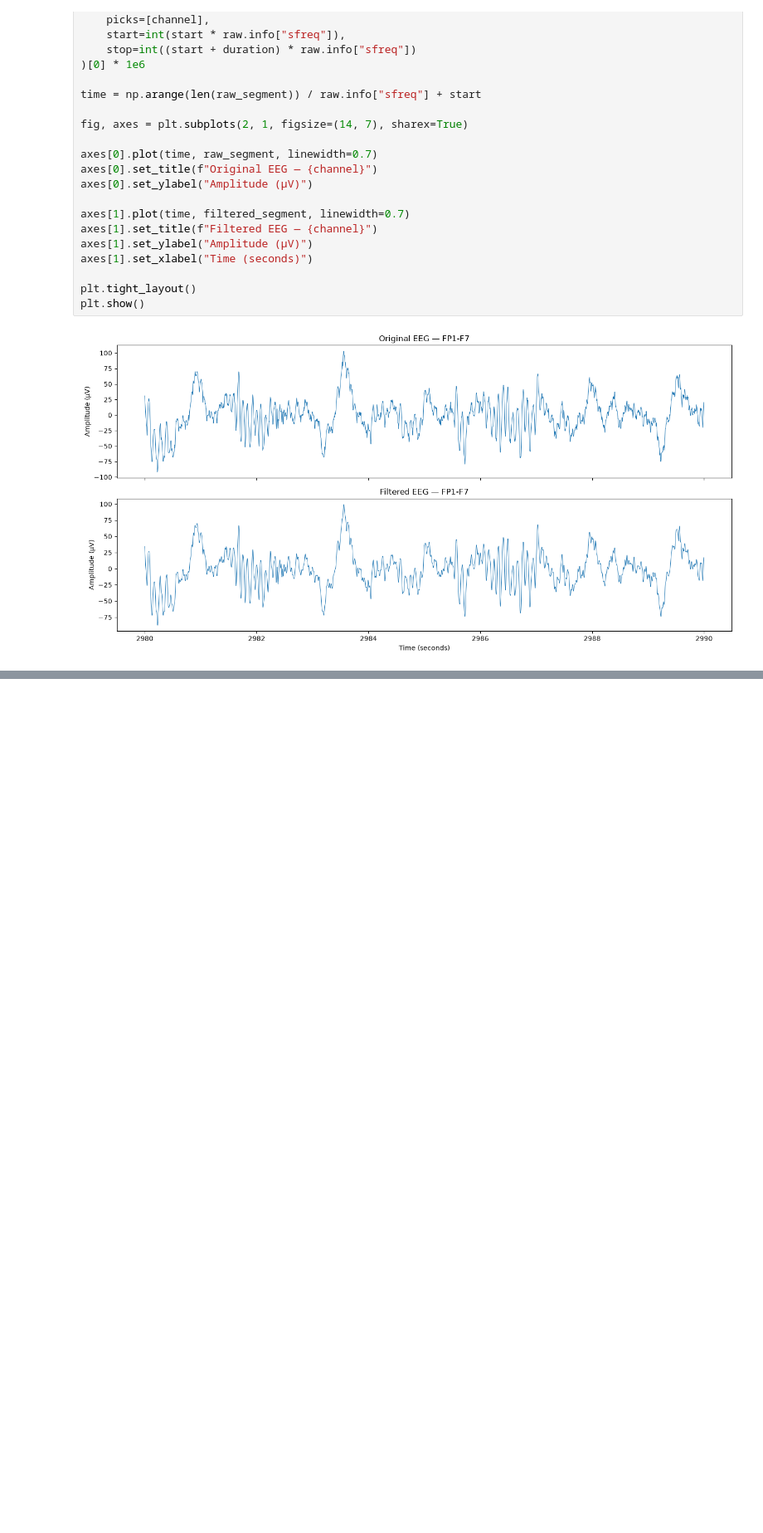
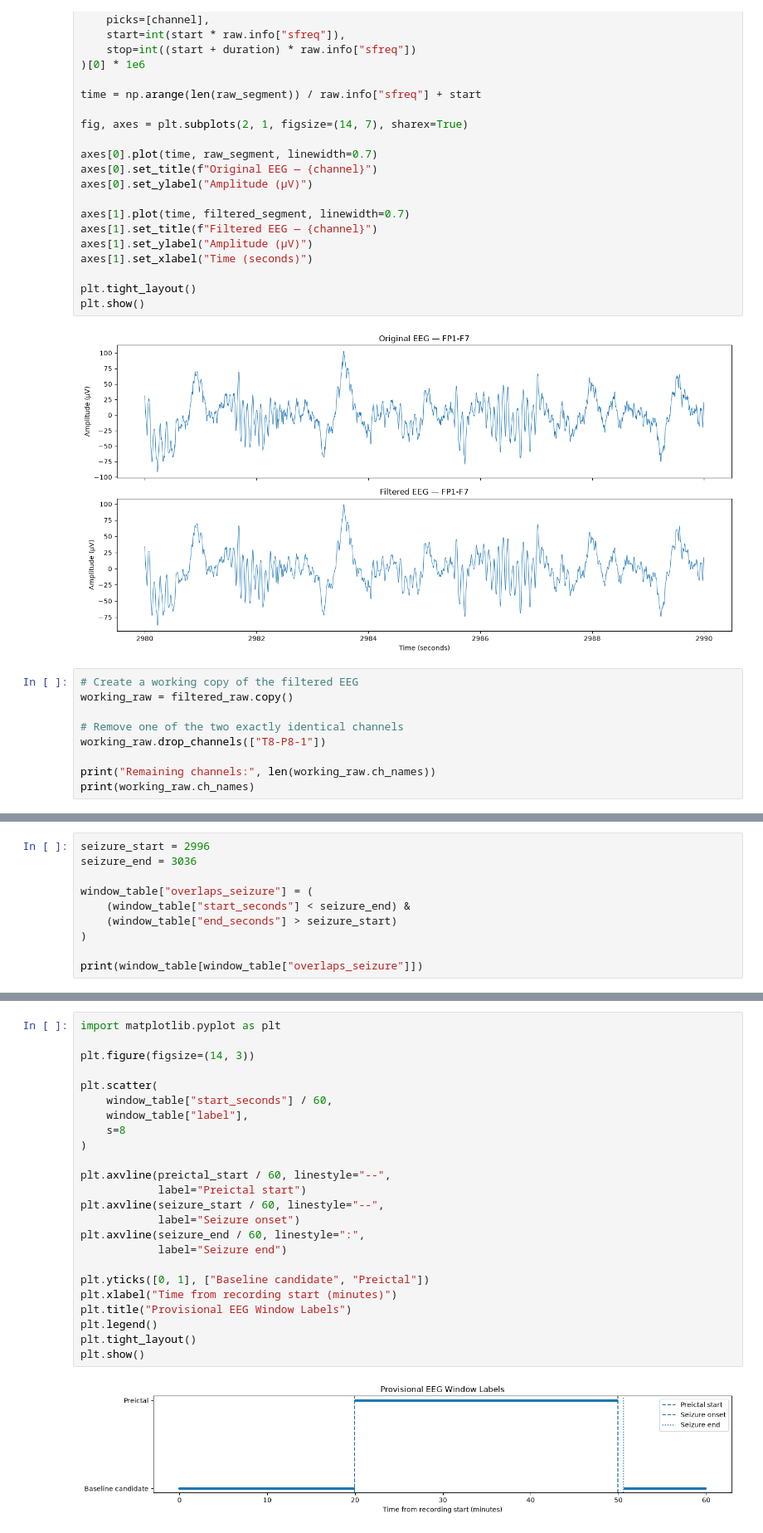
Before and after one commit to siddardha-007/visualizing-neural-storms, a Jupyter notebook: notebooks/01_loading.ipynb, the cells around one changed output, grey strips where cells are left out. Shown at 83% size. Drawn from its saved outputs; the diff is of its cells as text; blank space fills up the shorter version.

Commit message:
feat: labeled EEG windows into preictal and interictal

```diff
--- a/notebooks/01_loading.ipynb
+++ b/notebooks/01_loading.ipynb
@@ -352,3 +352,12 @@ plt.tight_layout()
 plt.show()
 # %% [output]
 [figure]
+# %%
+# Create a working copy of the filtered EEG
+working_raw = filtered_raw.copy()
+
+# Remove one of the two exactly identical channels
+working_raw.drop_channels(["T8-P8-1"])
+
+print("Remaining channels:", len(working_raw.ch_names))
+print(working_raw.ch_names)
@@ -354,0 +414,10 @@ plt.show()
+# %%
+seizure_start = 2996
+seizure_end = 3036
+
+window_table["overlaps_seizure"] = (
+    (window_table["start_seconds"] < seizure_end) &
+    (window_table["end_seconds"] > seizure_start)
+)
+
+print(window_table[window_table["overlaps_seizure"]])
@@ -354,0 +494,26 @@ plt.show()
+# %%
+import matplotlib.pyplot as plt
+
+plt.figure(figsize=(14, 3))
+
+plt.scatter(
+    window_table["start_seconds"] / 60,
+    window_table["label"],
+    s=8
+)
+
+plt.axvline(preictal_start / 60, linestyle="--",
+            label="Preictal start")
+plt.axvline(seizure_start / 60, linestyle="--",
+            label="Seizure onset")
+plt.axvline(seizure_end / 60, linestyle=":",
+            label="Seizure end")
+
+plt.yticks([0, 1], ["Baseline candidate", "Preictal"])
+plt.xlabel("Time from recording start (minutes)")
+plt.title("Provisional EEG Window Labels")
+plt.legend()
+plt.tight_layout()
+plt.show()
+# %% [output]
+[figure, added]
```
Also changed, not shown: parts of 6 cells of this notebook.
